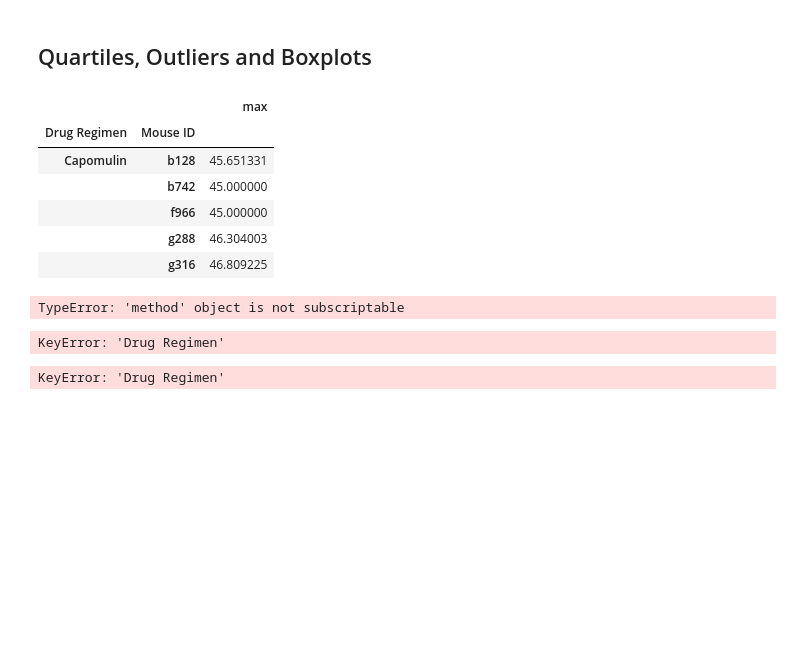
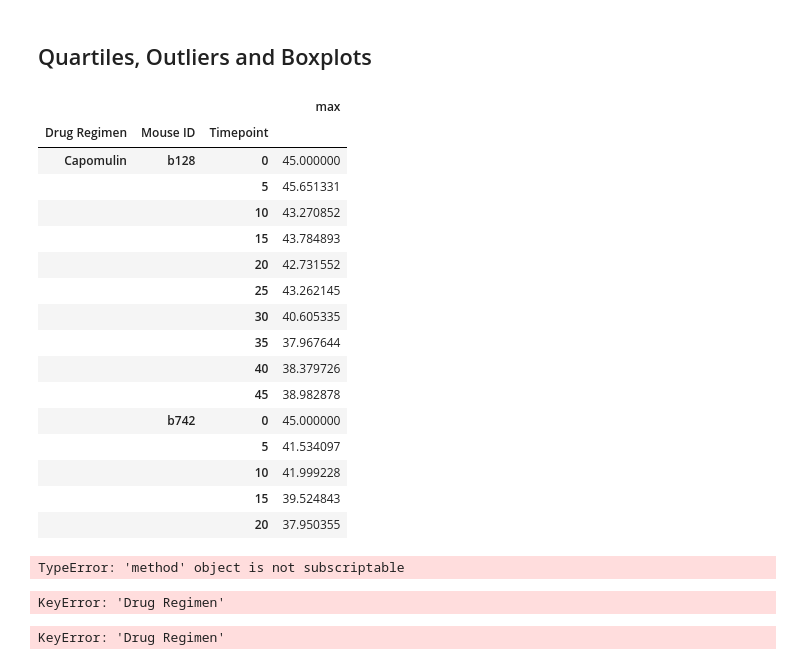
Before and after one commit to Yazz-01/Matplotlib_Pharma_Challenge, a Jupyter notebook: main_pharma.ipynb, the cells around one changed output. Saved outputs shown, nothing was run; the diff lists cells and outputs as text; code cells hidden in the pictures; blank space fills up the shorter version.

Commit message:
Updated tumor volume analysis

```diff
--- a/main_pharma.ipynb
+++ b/main_pharma.ipynb
@@ -257,15 +257,25 @@ plt.axis("equal")
 # %% [markdown]
 ## Quartiles, Outliers and Boxplots
 # %%
-final_tumor_vol = clean_study_df.groupby(["Drug Regimen","Mouse ID"])["Tumor Volume (mm3)"].agg([max])
-final_tumor_vol.head()
+final_tumor_vol = clean_study_df.groupby(["Drug Regimen","Mouse ID","Timepoint"])["Tumor Volume (mm3)"].agg([max])
+final_tumor_vol.head(15)
 # %% [output]
-|  |  | max |
-| Drug Regimen | Mouse ID |  |
-| Capomulin | b128 | 45.651331 |
-|  | b742 | 45.000000 |
-|  | f966 | 45.000000 |
-|  | g288 | 46.304003 |
-|  | g316 | 46.809225 |
+|  |  |  | max |
+| Drug Regimen | Mouse ID | Timepoint |  |
+| Capomulin | b128 | 0 | 45.000000 |
+|  |  | 5 | 45.651331 |
+|  |  | 10 | 43.270852 |
+|  |  | 15 | 43.784893 |
+|  |  | 20 | 42.731552 |
+|  |  | 25 | 43.262145 |
+|  |  | 30 | 40.605335 |
+|  |  | 35 | 37.967644 |
+|  |  | 40 | 38.379726 |
+|  |  | 45 | 38.982878 |
+|  | b742 | 0 | 45.000000 |
+|  |  | 5 | 41.534097 |
+|  |  | 10 | 41.999228 |
+|  |  | 15 | 39.524843 |
+|  |  | 20 | 37.950355 |
 # %%
 # Calculate the final tumor volume per mouse across four treatment regimens: Capomulin, Ramicane, Infubinol, and Ceftamin
@@ -292,11 +302,19 @@ treatment
 #len(per_treatment)
 # %% [output]
 TypeError: 'method' object is not subscriptable
-# %%
-per_treatment= final_tumor_vol[final_tumor_vol["Drug Regimen"].isin(["Capomulin","Ramicane","Infubinol","Ceftamin"])]
-per_treatment
-# %% [output]
-KeyError: 'Drug Regimen'
+# %%
+#ubinol, and Ceftamin. Calculate the IQR and quantitatively determine if there are any potential outliers.
+
+#Extract the top 4 regimenes from the data frame in order to perform IQR test on each
+best_regimes = merge_data[merge_data["Drug Regimen"].isin(["Capomulin", "Ramicane", "Infubinol", "Ceftamin"])]
+best_regimes = best_regimes.sort_values(["Timepoint"], ascending=True)
+best_regimes
+
+best_regimes_data = best_regimes[["Drug Regimen", "Mouse ID", "Timepoint", "Tumor Volume (mm3)"]]
+
+best_regimes_data
+# %% [output]
+KeyError: 'Drug Regimen'
 # %%
 filtering = clean_study_df.groupby(["Drug Regimen","Mouse ID"])["Tumor Volume (mm3)"].agg([min]) #.sort_values(by=["Tumor Volume (mm3)"],ascending=False)
 
```
Also changed, not shown: parts of 1 cell of this notebook.
